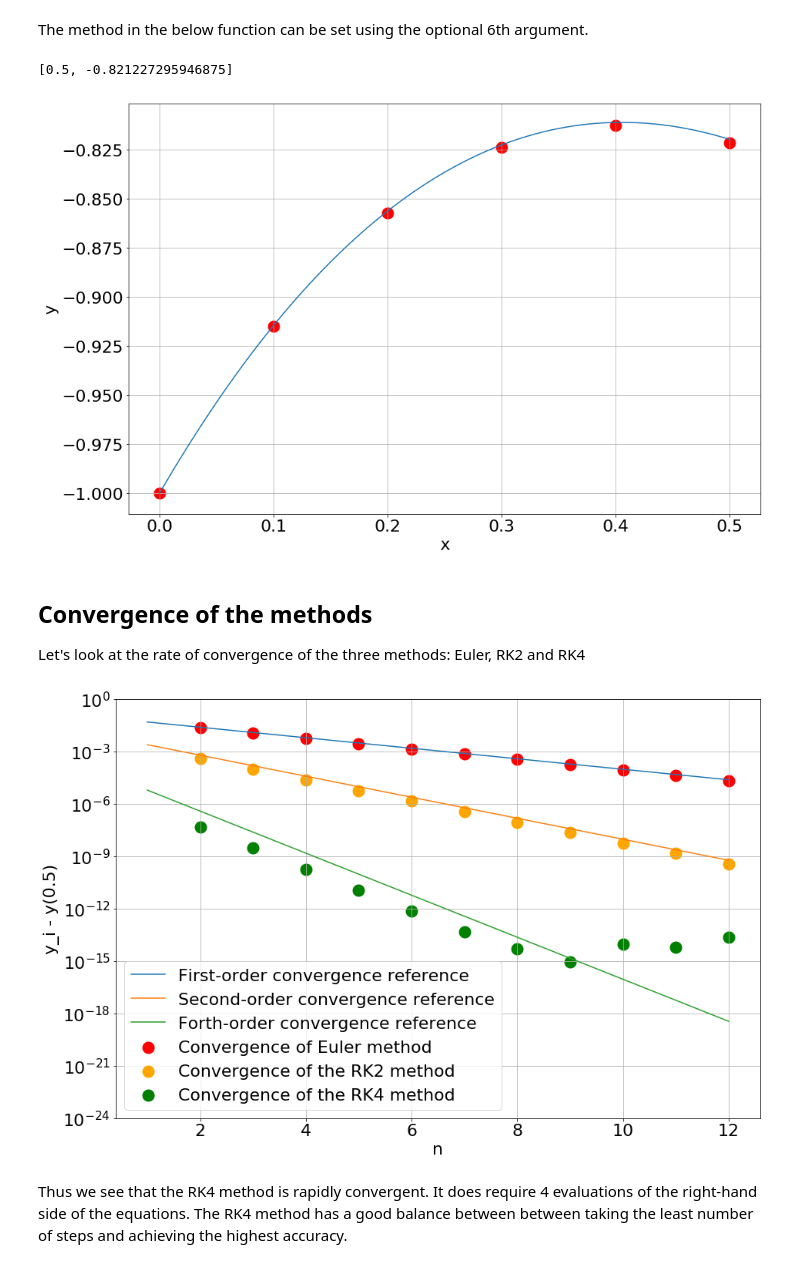
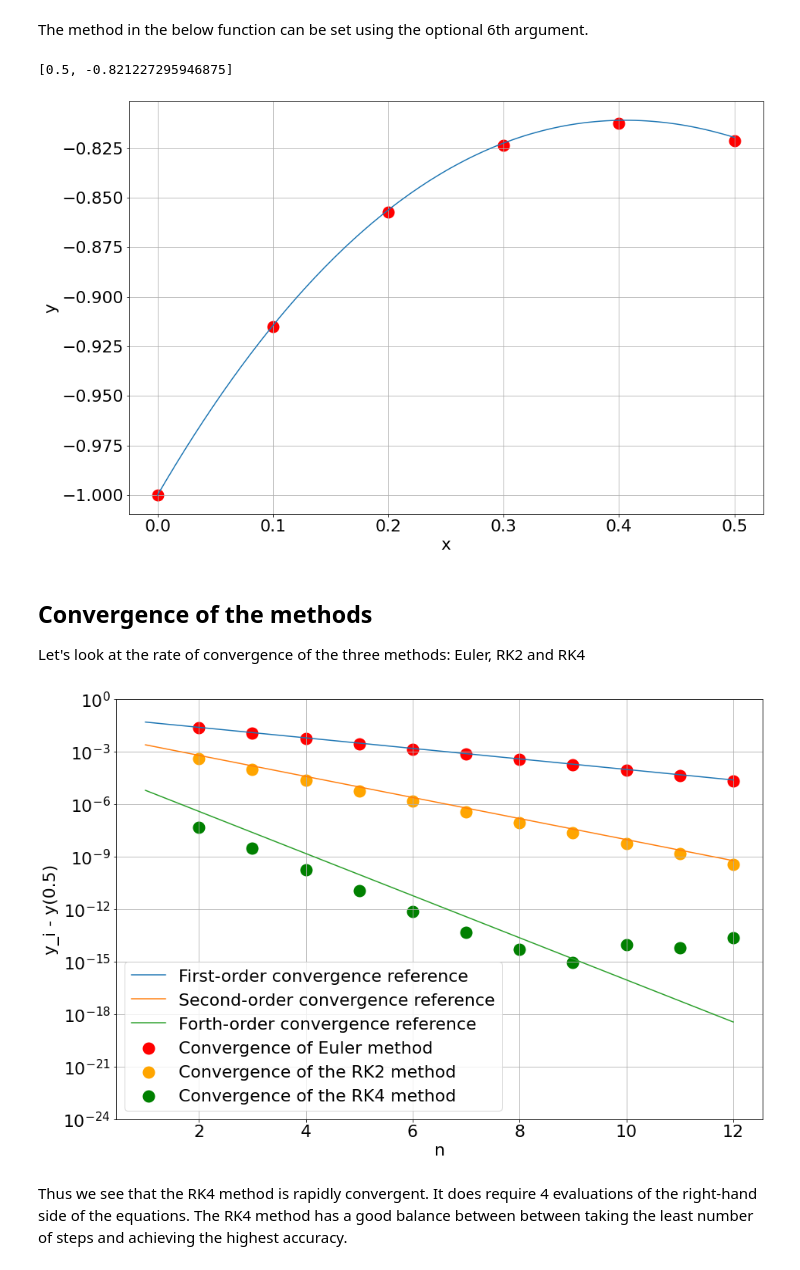
Before and after one commit to nielsw2/ACM20030-Examples, a Jupyter notebook: OrdinaryDifferentialEquations/RungeKuttaMethods.ipynb, the cells around one changed output. Saved outputs shown, nothing was run; the diff lists cells and outputs as text; code cells hidden in the pictures.

Commit message:
plot fixes in RKMethods notebook and improve efficiency in main RK method

```diff
--- a/OrdinaryDifferentialEquations/RungeKuttaMethods.ipynb
+++ b/OrdinaryDifferentialEquations/RungeKuttaMethods.ipynb
@@ -41,14 +41,15 @@ def ODESolve(f, dx, x0, y0, imax, method='RK4', plotSteps=False):
     steps[0,0] = x0
     steps[0,1] = y0
 
+    stepper = RK4Step
+    if(method == 'RK2'):
+        stepper = RK2Step
+    elif(method == 'Euler'):
+        stepper = EulerStep
+
     i = 0
     while i < imax:
-        if(method == 'RK4'):
-            yi = RK4Step(f, dx, xi, yi)
-        elif(method == 'RK2'):
-            yi = RK2Step(f, dx, xi, yi)
-        elif(method == 'Euler'):
-            yi = EulerStep(f, dx, xi, yi)
+        yi = stepper(f, dx, xi, yi)
 
         xi += dx
         i  += 1
@@ -58,7 +59,7 @@ def ODESolve(f, dx, x0, y0, imax, method='RK4', plotSteps=False):
         steps[i, 1] = yi
 
     if(plotSteps):
-        plt.scatter(steps[:,0], steps[:,1], color='red', linewidth='10')
+        plt.scatter(steps[:,0], steps[:,1], color='red', linewidth=10)
 
     return [xi, yi]
 # %%
@@ -78,7 +79,7 @@ plt.plot(x,y)
 ODESolve(dydx, 0.1, 0, -1, 5, 'RK2', True)
 # %% [output]
 [0.5, -0.821227295946875]
-[figure, old version]
+[figure, new version]
 # %% [markdown]
 ## Convergence of the methods
 Let's look at the rate of convergence of the three methods: Euler, RK2 and RK4
@@ -102,37 +103,37 @@ while n < nmax:
     diffRK4[n]   = np.abs(resRK4[1] - yExact(0.5))
     n += 1
 
 # Plot the results
 plt.grid(True)
 plt.yscale('log')
 plt.xlabel('n')
 plt.ylabel('y_i - y(0.5)')
 plt.ylim([1e-24, 1])
 
 # Compute and plot reference curves for the convergence rate
 x           = np.linspace(1, nmax, 12)
 deltax      = (0.1/2**x)
 firstOrder  = deltax**1
 secondOrder = deltax**2
 forthOrder  = deltax**4
 
 plt.plot(x, firstOrder)
 plt.plot(x, secondOrder)
 plt.plot(x, forthOrder)
 
-plt.scatter(np.arange(1,nmax+1), diffEuler, color='red', linewidth='10')
-plt.scatter(np.arange(1,nmax+1), diffRK2, color='orange', linewidth='10')
-plt.scatter(np.arange(1,nmax+1), diffRK4, color='green', linewidth='10')
+plt.scatter(np.arange(1,nmax+1), diffEuler, color='red', linewidth=10)
+plt.scatter(np.arange(1,nmax+1), diffRK2, color='orange', linewidth=10)
+plt.scatter(np.arange(1,nmax+1), diffRK4, color='green', linewidth=10)
 
 plt.legend(['First-order convergence reference',
             'Second-order convergence reference',
             'Forth-order convergence reference',
             'Convergence of Euler method',
             'Convergence of the RK2 method',
             'Convergence of the RK4 method'
            ]);
 # %% [output]
-[figure, old version]
+[figure, new version]
 # %% [markdown]
 Thus we see that the RK4 method is rapidly convergent. It does require 4 evaluations of the right-hand side of the equations. The RK4 method has a good balance between between taking the least number of steps and achieving the highest accuracy.
 # %% [markdown]
```
Also changed, not shown: parts of 3 cells of this notebook.
